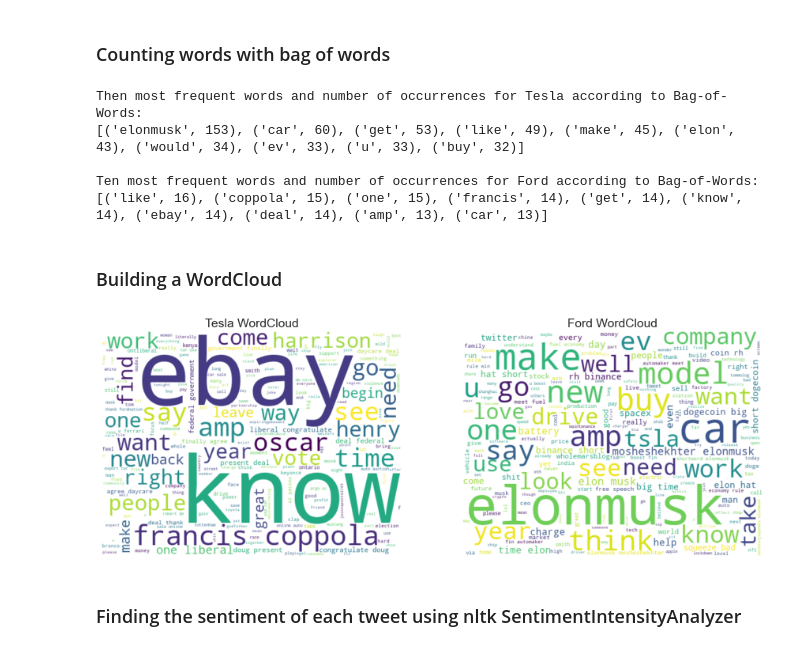
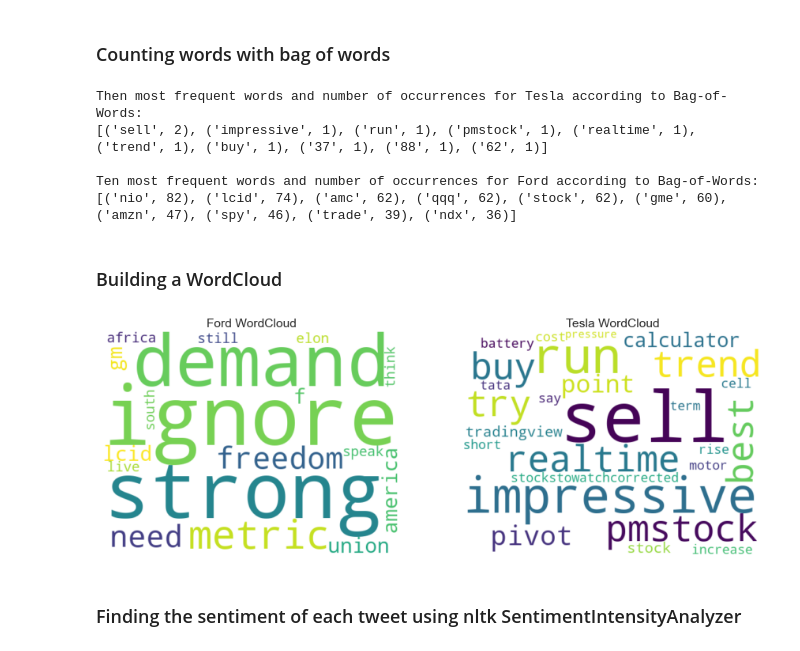
Before and after one commit to MestreD/NLP_Task, a Jupyter notebook: NLP_Task.ipynb, the cells around one changed output. Cells and saved outputs as stored; diff of their text form; code cells hidden in the pictures.

```diff
--- a/NLP_Task.ipynb
+++ b/NLP_Task.ipynb
@@ -1,11 +4,11 @@
 # %% [markdown]
 ### Importing Libraries.
 # %%
-# Pandas: This librarie will used to create and work with dataframes.
+# Pandas: This library will used to create and work with dataframes.
 import pandas as pd
 # Matplotlib: Used to plot graphics.
 import matplotlib.pyplot as plt
-# Seaborn: Used to better style and iprove graphics.
+# Seaborn: Used to better style and improve graphics.
 import seaborn as sns
 # Numpy for mathematic calculations.
 import numpy as np
@@ -23,23 +26,23 @@ from collections import Counter
 nltk.download('wordnet')
 nltk.download('omw-1.4')
 stop_words = stopwords.words('english')
-custom_stopwords = ["Tesla", "Ford", "tesla", "ford"]
+custom_stopwords = ["Tesla", "Rivian", "tesla", "rivian", "TSLA", "tsla", "RIVN", "rivn"]
 normalizer = WordNetLemmatizer()
 #Library to count words
 from collections import Counter
-# library to bluid wordclouds
+# library to build wordclouds
 from wordcloud import WordCloud
 # NLTK to analice sentiment.
 import nltk
 nltk.download('vader_lexicon')
 from nltk.sentiment import SentimentIntensityAnalyzer
 sia = SentimentIntensityAnalyzer()
-#Another Library to perfom sentiment analisis.
+#Another Library to perform sentiment analisis.
 from textblob import Word, TextBlob
 # Library to build network graph.
 from pyvis.network import Network
 net = Network(notebook=True)
-# NLTK library to builg ngrams.
+# NLTK library to build ngrams.
 from nltk.util import ngrams
 # %% [output]
 [nltk_data] Downloading package wordnet to
@@ -73,14 +76,15 @@ api = tw.API(auth)
 # %%
 
 # Function to perform data extraction from twitter.
-def scrape(words, date_since, numtweet):
+def scrape(words, start_date, end_date, numtweet):
 # We are using .Cursor() to search
 # through twitter for the required tweets.
 # The number of tweets can be
 # restricted using .items(number of tweets)
     tweets = tw.Cursor(api.search_tweets,
                                words, lang="en",
-                               since_id=date_since,
+                               since=start_date,
+                               until=end_date,
                                tweet_mode='extended').items(numtweet)
 # .Cursor() returns an iterable object. Each item in
 # the iterator has various attributes
@@ -133,7 +137,7 @@ def clean_text(text, custom_stopword):
   cleaned = " ".join(normalizer.lemmatize(word, get_part_of_speech(word)) for word in cleaned.split())
   return cleaned
 
-# Funtion to bluid and plot a WordCloud.
+# Function to build and plot a WordCloud.
 def wordcloud(str1, str2):
     wordcloud1 = WordCloud (
                     background_color = 'white',
@@ -148,11 +152,11 @@ def wordcloud(str1, str2):
 #plot the wordcloud object
     plt.figure(figsize = (15,10))
     plt.subplot(1,2,1)
-    plt.title("Tesla WordCloud")
+    plt.title("Ford WordCloud")
     plt.imshow(wordcloud1, interpolation='bilInear')
     plt.axis('off')
     plt.subplot(1,2,2)
-    plt.title("Ford WordCloud")
+    plt.title("Tesla WordCloud")
     plt.imshow(wordcloud2, interpolation='bilInear')
     plt.axis('off')
     plt.show()
@@ -172,5 +176,5 @@ def sentiment(text):
 # %% [markdown]
 ### Getting the data from twitter.
 # %%
-tesla = scrape("Tesla", 2022-0o1-0o1, 1000)
-ford = scrape("Ford", 2022-0o1-0o1, 1000)
+tesla = scrape("TSLA", 2022-0o1-0o1, 2022-0o2-0o1, 10)
+rivian = scrape("RIVN", 2022-0o1-0o1, 2022-0o2-0o1, 10)
@@ -178,4 +185,4 @@ ford = scrape("Ford", 2022-0o1-0o1, 1000)
 ### Preproccessing the data for further analisys.
 # %%
 tesla_preprocess = preprocess_text("".join(tesla.tweets), custom_stopwords)
-ford_preprocess = preprocess_text("".join(ford.tweets), custom_stopwords)
+rivian_preprocess = preprocess_text("".join(rivian.tweets), custom_stopwords)
@@ -201,26 +190,26 @@ ford_preprocess = preprocess_text("".join(ford.tweets), custom_stopwords)
 ### Counting words with bag of words
 # %%
 tesla_bow = Counter(tesla_preprocess)
-ford_bow = Counter(ford_preprocess)
+rivian_bow = Counter(rivian_preprocess)
 
 print("\nThen most frequent words and number of occurrences for Tesla according to Bag-of-Words:")
 most_common_tesla = tesla_bow.most_common(10)
 print(most_common_tesla)
 print("\nTen most frequent words and number of occurrences for Ford according to Bag-of-Words:")
-most_common_ford = ford_bow.most_common(10)
-print(most_common_ford)
+most_common_rivian = rivian_bow.most_common(10)
+print(most_common_rivian)
 # %% [output]
 Then most frequent words and number of occurrences for Tesla according to Bag-of-Words:
-[('elonmusk', 153), ('car', 60), ('get', 53), ('like', 49), ('make', 45), ('elon', 43), ('would', 34), ('ev', 33), ('u', 33), ('buy', 32)]
+[('sell', 2), ('impressive', 1), ('run', 1), ('pmstock', 1), ('realtime', 1), ('trend', 1), ('buy', 1), ('37', 1), ('88', 1), ('62', 1)]
 
 Ten most frequent words and number of occurrences for Ford according to Bag-of-Words:
-[('like', 16), ('coppola', 15), ('one', 15), ('francis', 14), ('get', 14), ('know', 14), ('ebay', 14), ('deal', 14), ('amp', 13), ('car', 13)]
+[('nio', 82), ('lcid', 74), ('amc', 62), ('qqq', 62), ('stock', 62), ('gme', 60), ('amzn', 47), ('spy', 46), ('trade', 39), ('ndx', 36)]
 # %% [markdown]
 ### Building a WordCloud
 # %%
-wordcloud(ford_preprocess, tesla_preprocess)
+wordcloud(rivian_preprocess, tesla_preprocess)
 # %% [output]
-[figure, old version]
+[figure, new version]
 # %% [markdown]
 ### Finding the sentiment of each tweet using nltk SentimentIntensityAnalyzer
 # %%
```
Also changed, not shown: parts of 12 cells of this notebook.
